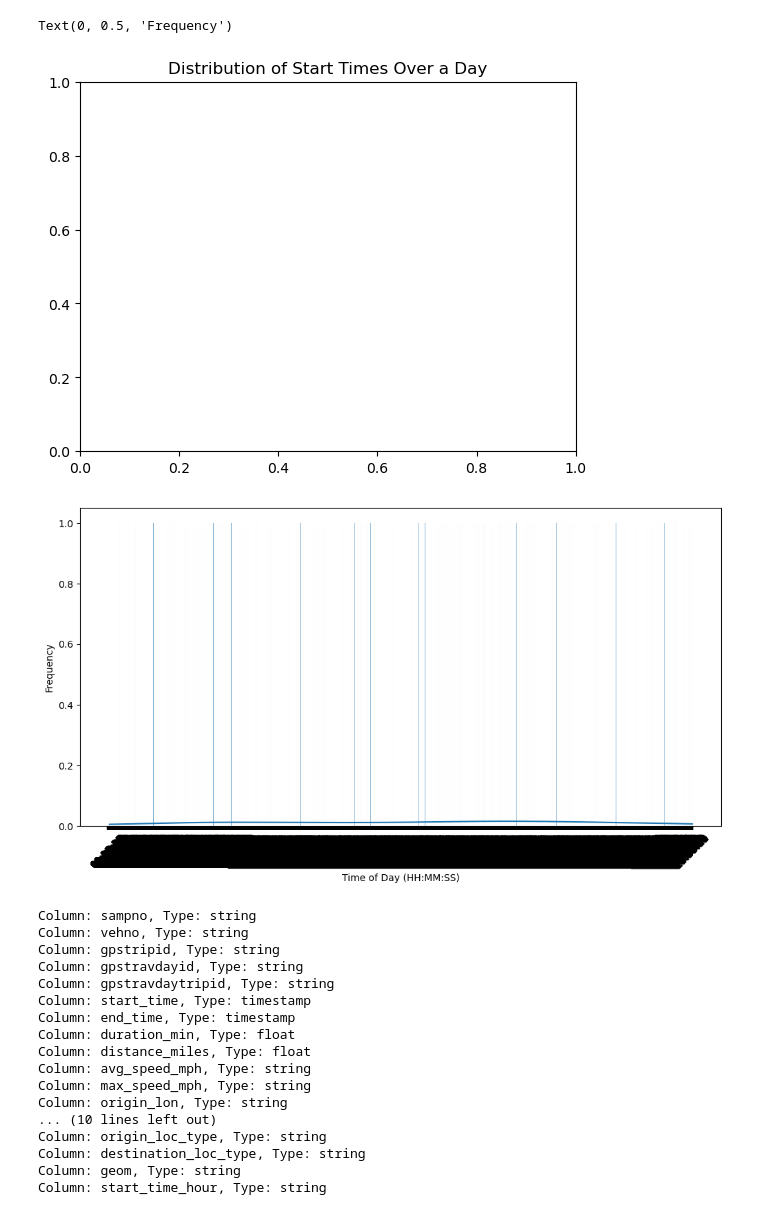
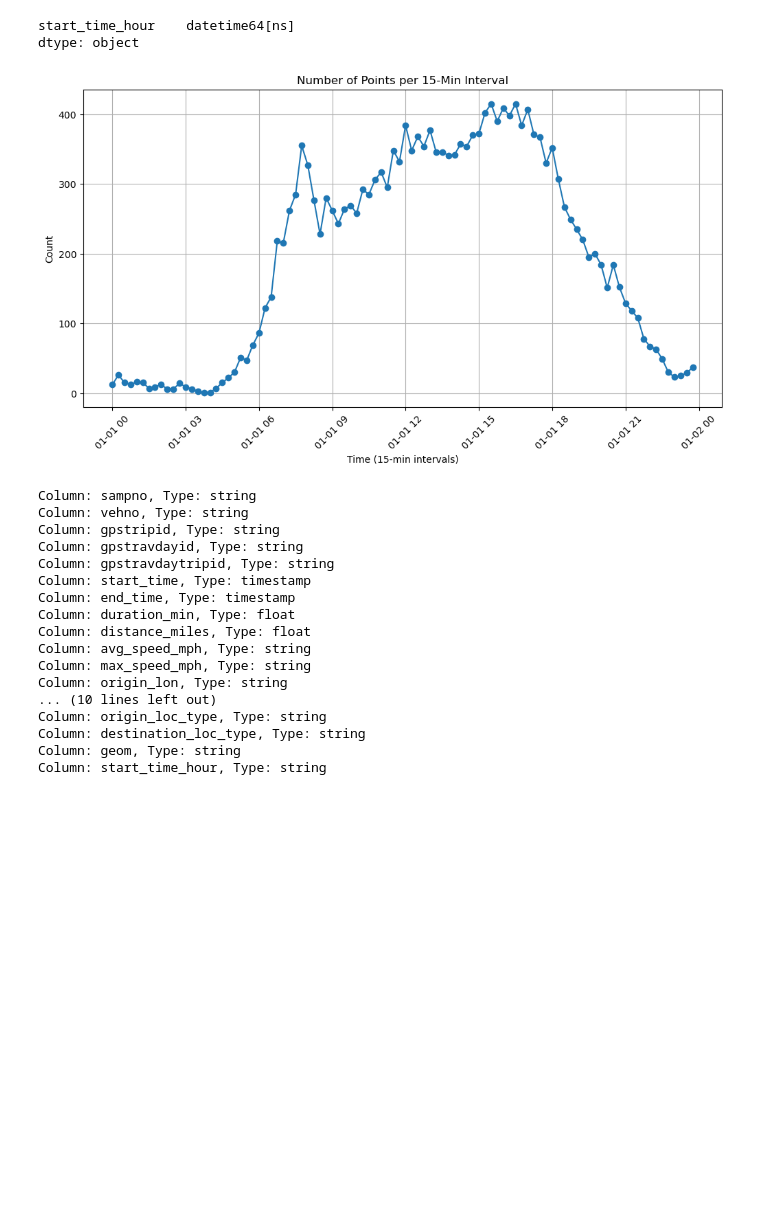
Before and after one commit to yanis-trn/MSc_thesis_MIT, a Jupyter notebook: CHTS_trips_analysis.ipynb, the cells around one changed output. Saved outputs shown, nothing was run; the diff lists cells and outputs as text; code cells hidden in the pictures; blank space fills up the shorter version.

Commit message:
first statistics obtained on people driving behavior from CHTS data

```diff
--- a/CHTS_trips_analysis.ipynb
+++ b/CHTS_trips_analysis.ipynb
@@ -99,19 +144,27 @@ pandas_df
 19075 rows × 1 columns
-# %%
-
-plt.title("Distribution of Start Times Over a Day")
-plt.figure(figsize=(12, 6))
-
-pandas_df_sample = pandas_df.sample(frac=0.01, random_state=42)  # Take 10% of data
-sns.histplot(pandas_df_sample["start_time_hour"], bins=288, kde=True)
-
-plt.xticks(rotation=45)
-plt.xlabel("Time of Day (HH:MM:SS)")
-plt.ylabel("Frequency")
-# %% [output]
-Text(0, 0.5, 'Frequency')
-[figure, removed]
-[figure, removed]
+# %%
+print(pandas_df.dtypes)
+# %% [output]
+start_time_hour    datetime64[ns]
+dtype: object
+# %%
+# Round to the nearest 15 minutes
+pandas_df["time_15min"] = pandas_df["start_time_hour"].dt.floor("15min")
+
+# Group by the rounded time and count occurrences
+grouped_df = pandas_df.groupby("time_15min").size().reset_index(name="count")
+
+# Plot the results
+plt.figure(figsize=(12, 6))
+plt.plot(grouped_df["time_15min"], grouped_df["count"], marker="o", linestyle="-")
+plt.xlabel("Time (15-min intervals)")
+plt.ylabel("Count")
+plt.title("Number of Points per 15-Min Interval")
+plt.xticks(rotation=45)
+plt.grid()
+plt.show()
+# %% [output]
+[figure, added]
 # %%
 for col_name, col_type in df_v_gpstrips.dtypes:
     print(f"Column: {col_name}, Type: {col_type}")
```
Also changed, not shown: parts of 16 cells of this notebook, 1 other file.
